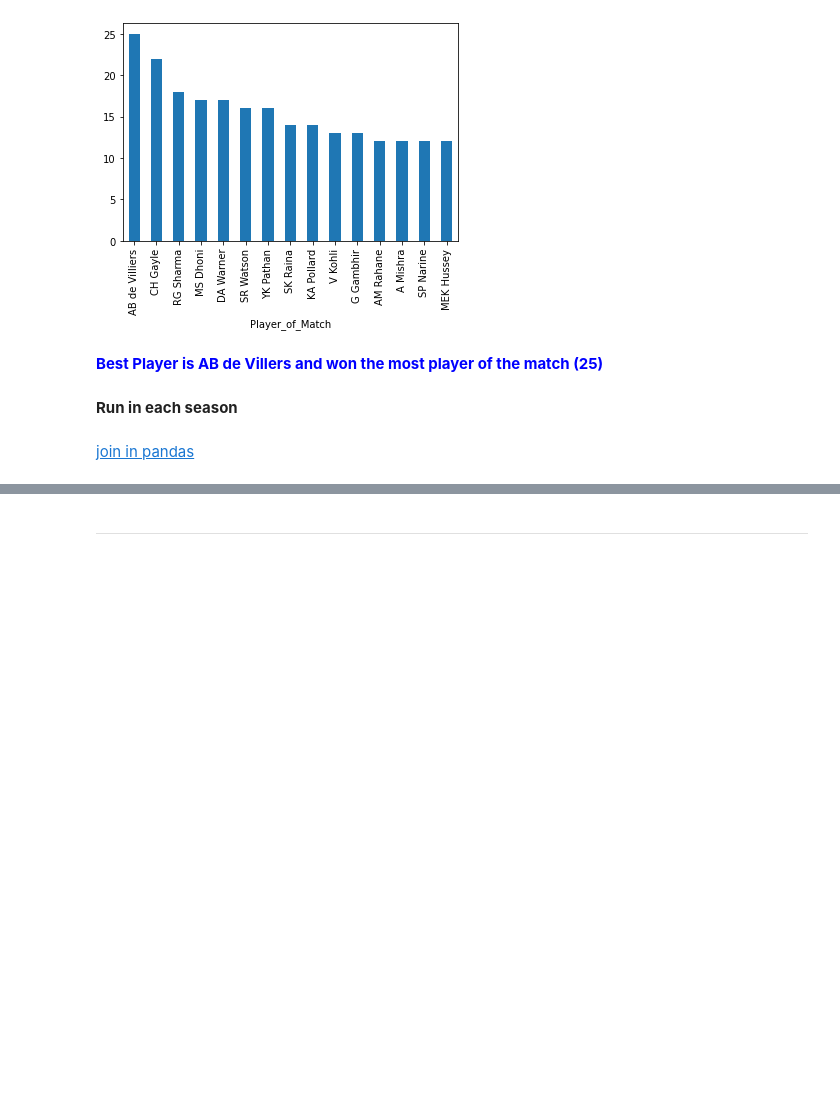
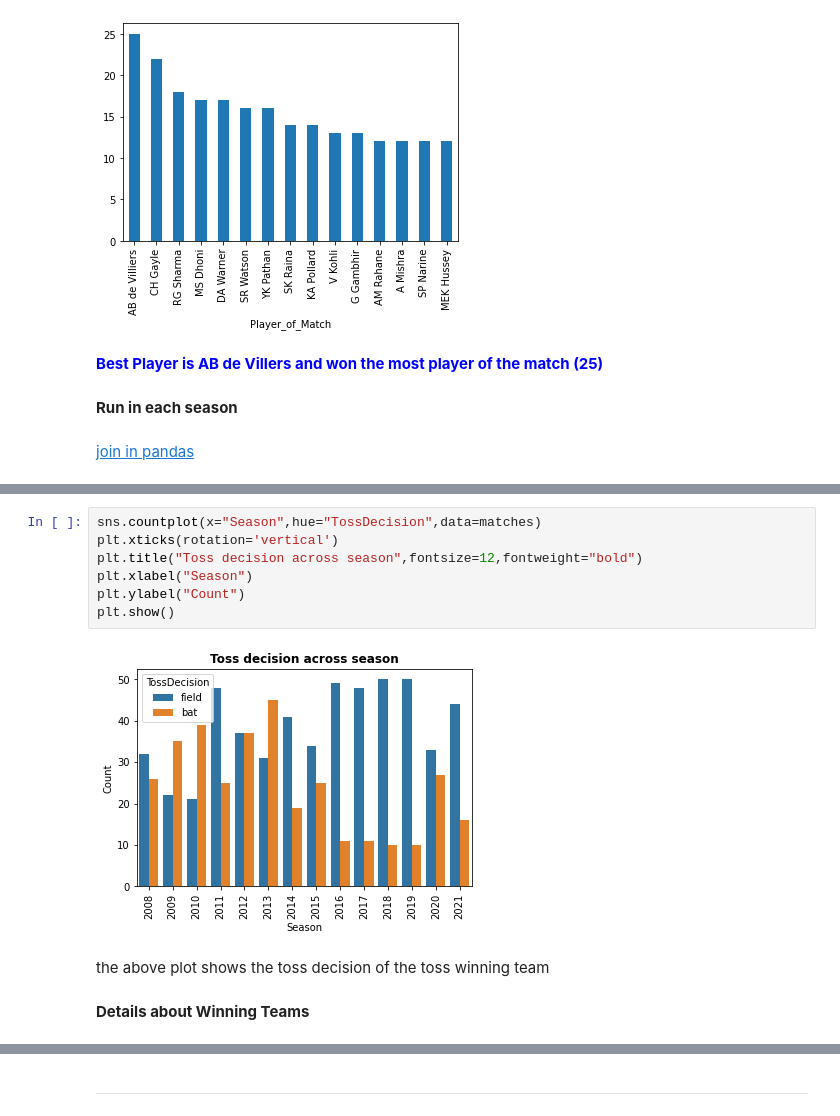
Before and after one commit to GeetikaSh/IPL_2022, a Jupyter notebook: ipl-analysis.ipynb, the cells around one changed output, grey strips where cells are left out. Drawn from its saved outputs; the diff is of its cells as text; blank space fills up the shorter version.

```diff
--- a/ipl-analysis.ipynb
+++ b/ipl-analysis.ipynb
@@ -369,0 +419,13 @@ season_data
+# %%
+sns.countplot(x="Season",hue="TossDecision",data=matches)
+plt.xticks(rotation='vertical')
+plt.title("Toss decision across season",fontsize=12,fontweight="bold")
+plt.xlabel("Season")
+plt.ylabel("Count")
+plt.show()
+# %% [output]
+[figure, added]
+# %% [markdown]
+the above plot shows the toss decision of the toss winning team
+# %% [markdown]
+**Details about Winning Teams**
```
Also changed, not shown: parts of 17 cells of this notebook.
